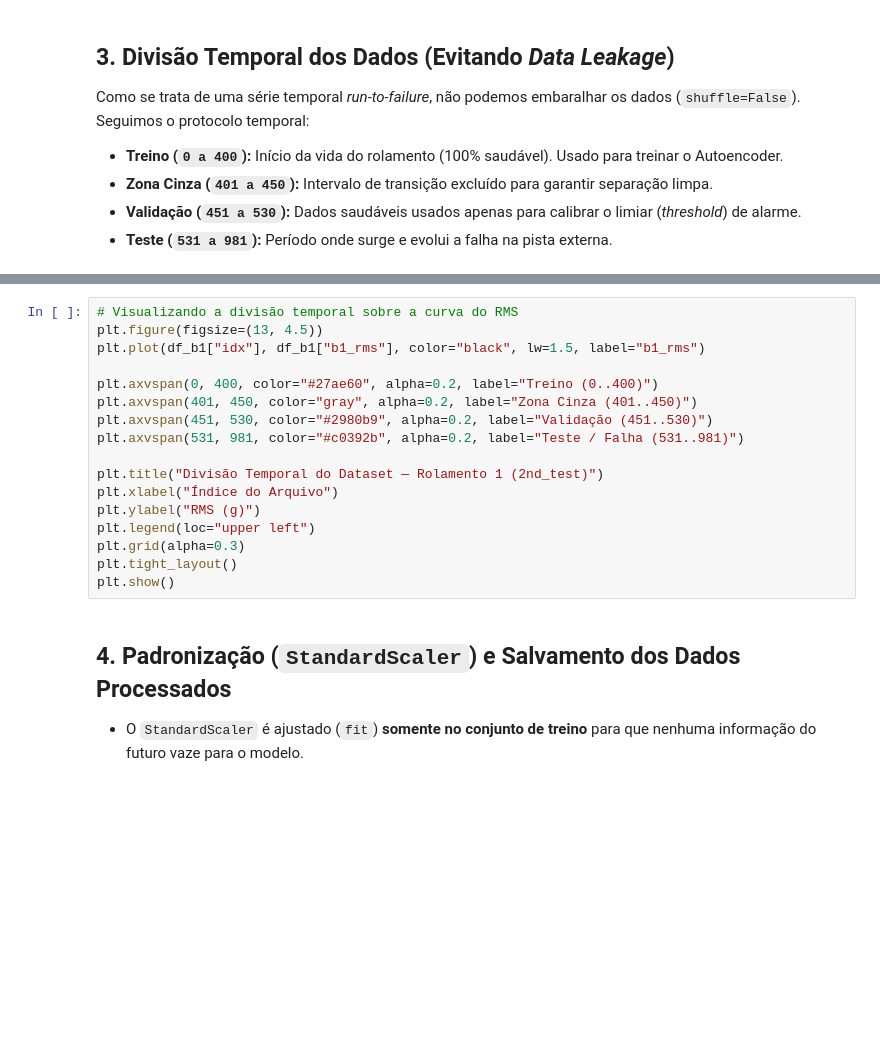
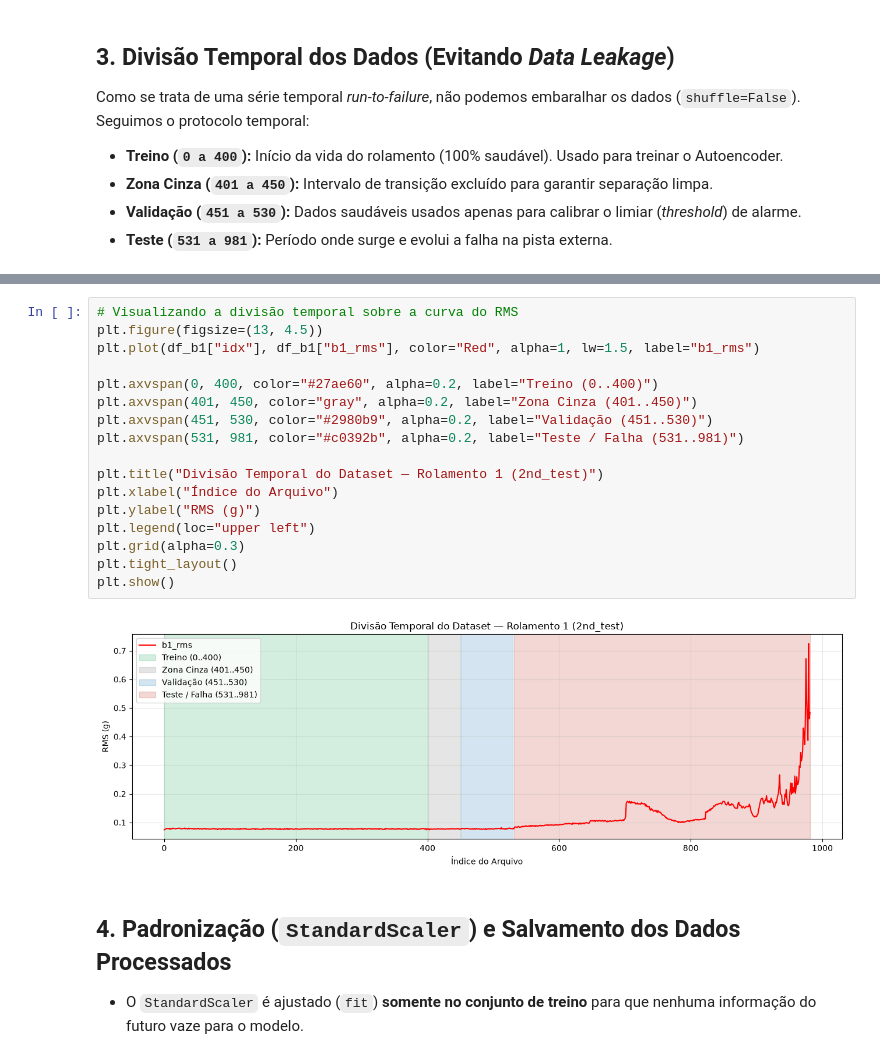
Before and after one commit to Luan-bs/autoencoder_nasa_ims, a Jupyter notebook: notebooks/02_preprocess.ipynb, the cells around one changed output, grey strips where cells are left out. Saved outputs shown, nothing was run; the diff lists cells and outputs as text; blank space fills up the shorter version.

```diff
--- a/notebooks/02_preprocess.ipynb
+++ b/notebooks/02_preprocess.ipynb
@@ -59,20 +97,22 @@ print(f"Teste (Degradação):    {df_test.shape[0]} amostras (idx 531..981)")
 # %%
 # Visualizando a divisão temporal sobre a curva do RMS
 plt.figure(figsize=(13, 4.5))
-plt.plot(df_b1["idx"], df_b1["b1_rms"], color="black", lw=1.5, label="b1_rms")
+plt.plot(df_b1["idx"], df_b1["b1_rms"], color="Red", alpha=1, lw=1.5, label="b1_rms")
 
 plt.axvspan(0, 400, color="#27ae60", alpha=0.2, label="Treino (0..400)")
 plt.axvspan(401, 450, color="gray", alpha=0.2, label="Zona Cinza (401..450)")
 plt.axvspan(451, 530, color="#2980b9", alpha=0.2, label="Validação (451..530)")
 plt.axvspan(531, 981, color="#c0392b", alpha=0.2, label="Teste / Falha (531..981)")
 
 plt.title("Divisão Temporal do Dataset — Rolamento 1 (2nd_test)")
 plt.xlabel("Índice do Arquivo")
 plt.ylabel("RMS (g)")
 plt.legend(loc="upper left")
 plt.grid(alpha=0.3)
 plt.tight_layout()
 plt.show()
+# %% [output]
+[figure, added]
 # %% [markdown]
 ## 4. Padronização (`StandardScaler`) e Salvamento dos Dados Processados
 - O `StandardScaler` é ajustado (`fit`) **somente no conjunto de treino** para que nenhuma informação do futuro vaze para o modelo.
```
Also changed, not shown: parts of 5 cells of this notebook, 10 other files.
